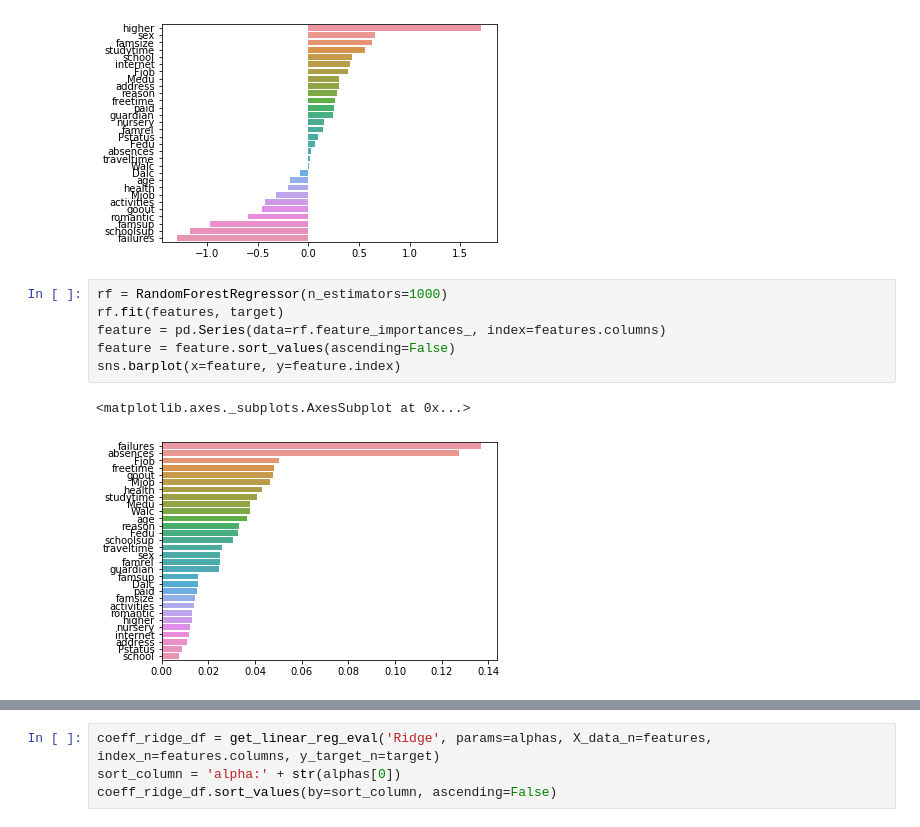
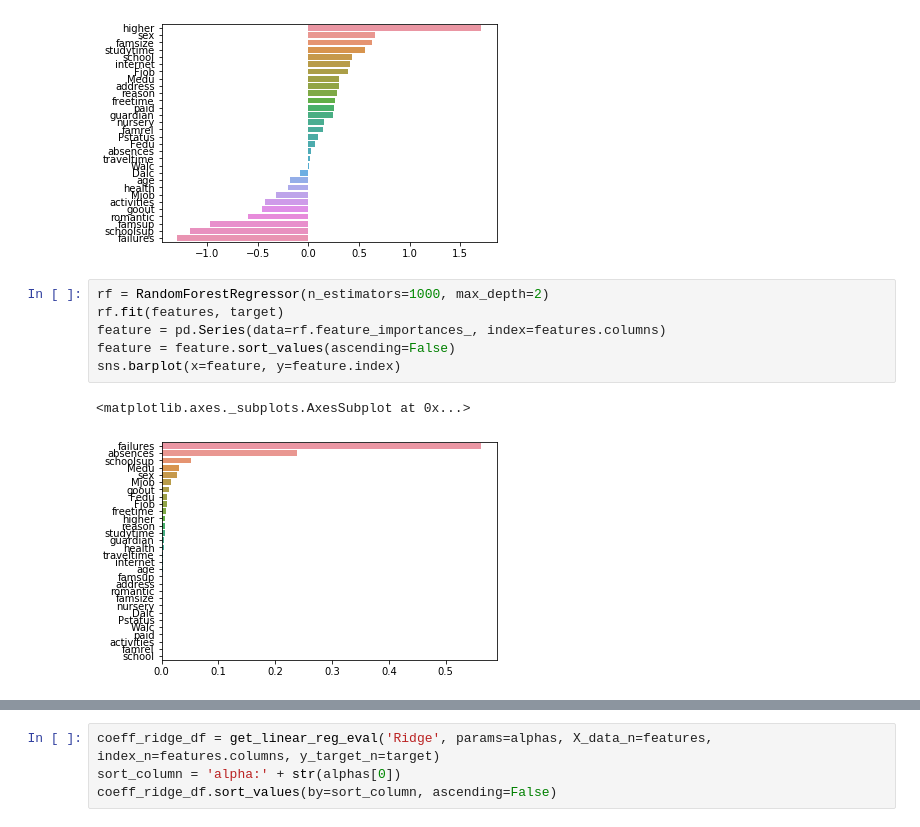
Before and after one commit to kangmincho1/Side-Projects, a Jupyter notebook: regression.ipynb, the cells around one changed output, grey strips where cells are left out. Drawn from its saved outputs; the diff is of its cells as text.

```diff
--- a/regression.ipynb
+++ b/regression.ipynb
@@ -191,11 +232,11 @@ sns.barplot(x=coef_sort.values, y=coef_sort.index)
 <matplotlib.axes._subplots.AxesSubplot at 0x...>
 [figure]
 # %%
-rf = RandomForestRegressor(n_estimators=1000)
+rf = RandomForestRegressor(n_estimators=1000, max_depth=2)
 rf.fit(features, target)
 feature = pd.Series(data=rf.feature_importances_, index=features.columns)
 feature = feature.sort_values(ascending=False)
 sns.barplot(x=feature, y=feature.index)
 # %% [output]
 <matplotlib.axes._subplots.AxesSubplot at 0x...>
-[figure, old version]
+[figure, new version]
```
Also changed, not shown: parts of 14 cells of this notebook.
